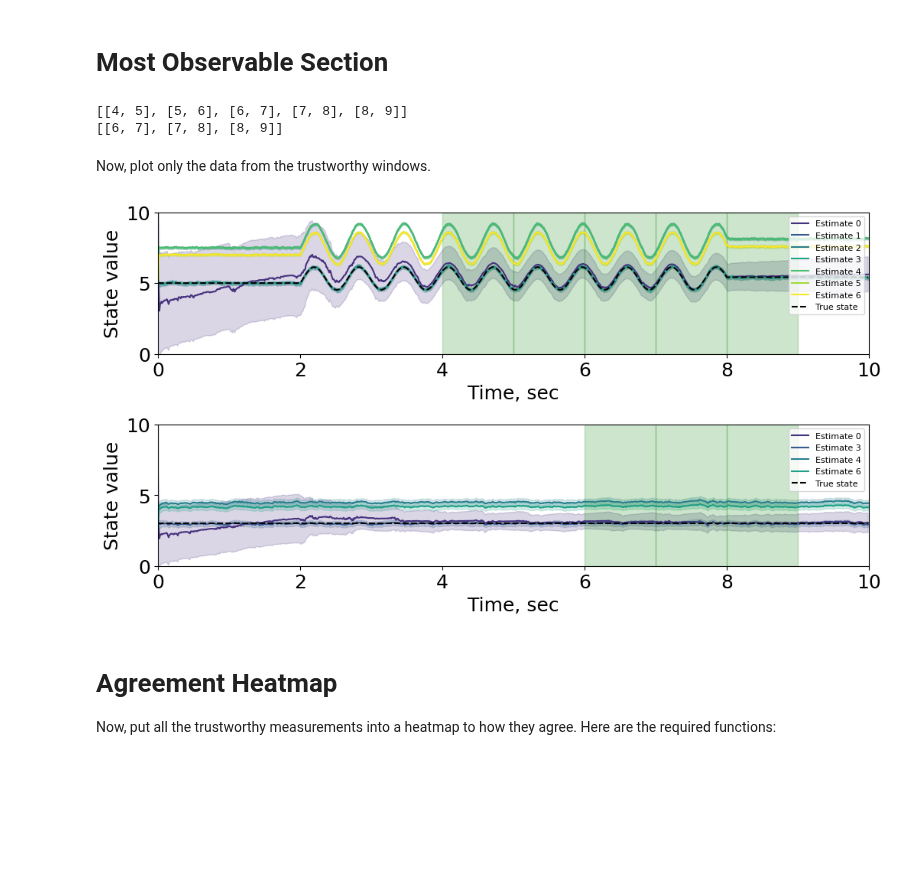
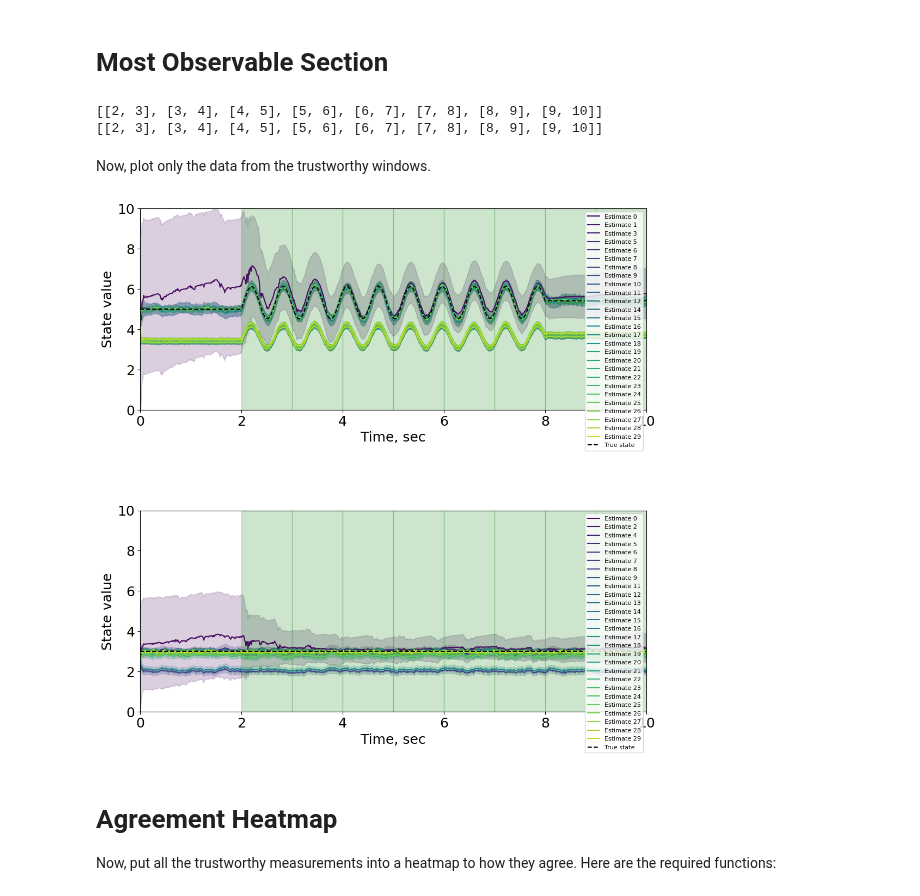
Before and after one commit to jadenmecham/First-Project, a Jupyter notebook: 4 - Nonlinear Camera/5C_EKF_UKF_monocamera_corrected.ipynb, the cells around one changed output. Saved outputs shown, nothing was run; the diff lists cells and outputs as text; code cells hidden in the pictures; blank space fills up the shorter version.

```diff
--- a/4 - Nonlinear Camera/5C_EKF_UKF_monocamera_corrected.ipynb
+++ b/4 - Nonlinear Camera/5C_EKF_UKF_monocamera_corrected.ipynb
@@ -160,13 +169,15 @@ def h_d(X, U):
     g, d = np.ravel(X)
     u, = np.ravel(U)
     # define the sensors that I will be giving the EKF
-    sensors = [np.array( [g/d] ), np.array(g), np.array(2*g)]
+    sensors = [np.array( [g/d] ), np.array(g), np.array(d), np.array(3*g), np.array(2*d)]
     y = np.atleast_2d(np.hstack(sensors)).T
     return y
 # %% [markdown]
 Use a modified R matrix to determine which combinations of sensors will be used by the EKF. Really large element of R means that the EKF will essentially ignore that sensor. According to Austin at least...
 # %%
 import itertools
+
+print(R)
 
 def get_all_R(R_original):
     numbers = []
@@ -182,12 +193,12 @@ def get_all_R(R_original):
 
     R_modified = []
 
-    for r in range(1, 5):
-        for combo in itertools.combinations(range(3), r):
+    for r in range(1, len(R)):
+        for combo in itertools.combinations(range(len(R)), r):
             matrix = R_original.copy()
 
             # Set large number for diagonals NOT in the combo
-            for i in range(3):
+            for i in range(len(R)):
                 if i not in combo:
                     matrix[i, i] = 1e20
 
@@ -195,3 +206,6 @@ def get_all_R(R_original):
     return R_modified
 
 R_modified = get_all_R(R)
+
+for i in range(len(R_modified)):
+    print(f'R_{i}:\n{R_modified[i]}\n')
@@ -363,7 +395,7 @@ valid combos x1:  4
 # %%
 # # Same plot as before, just only for the trustworthy data
 def trustworthy_plot(num_plots, data, allR, trustworthy_indices, time, states, sigmas):
-    fig, axs = plt.subplots(num_plots, 1, figsize=(12, 6))
+    fig, axs = plt.subplots(num_plots, 1, figsize=(12, 12))
     if num_plots == 1:
         axs = [axs]
     fig.subplots_adjust(hspace=0.5)
@@ -416,46 +448,46 @@ def find_trustworthy_windows(data, state, sigma, trustworthy_indices, threshold)
             continue
     return trustworthy_windows
 
-trustworthy_windows_x0 = find_trustworthy_windows(results, 'x0_hat', '3sigma_x0', trustworthy_x0, 0.25)
-trustworthy_windows_x1 = find_trustworthy_windows(results, 'x1_hat', '3sigma_x1', trustworthy_x1, 0.3)
+trustworthy_windows_x0 = find_trustworthy_windows(results, 'x0_hat', '3sigma_x0', trustworthy_x0, 0.2)
+trustworthy_windows_x1 = find_trustworthy_windows(results, 'x1_hat', '3sigma_x1', trustworthy_x1, 0.15)
 print(trustworthy_windows_x0)
 print(trustworthy_windows_x1)
 # %% [output]
-[[4, 5], [5, 6], [6, 7], [7, 8], [8, 9]]
-[[6, 7], [7, 8], [8, 9]]
+[[2, 3], [3, 4], [4, 5], [5, 6], [6, 7], [7, 8], [8, 9], [9, 10]]
+[[2, 3], [3, 4], [4, 5], [5, 6], [6, 7], [7, 8], [8, 9], [9, 10]]
 # %% [markdown]
 Now, plot only the data from the trustworthy windows.
 # %%
 def trustworthy_plot(num_plots, data, allR, trustworthy_indices, time, states, sigmas, highlighted_windows):
-    fig, axs = plt.subplots(num_plots, 1, figsize=(12, 6))
+    fig, axs = plt.subplots(num_plots, 1, figsize=(12, 12))
     fig.subplots_adjust(hspace=0.5)
     cmap = plt.get_cmap('viridis', len(allR)+1)
 
     for i in range(num_plots):
         indices = trustworthy_indices[i]
         for j in range(len(indices)):
             state_array = np.asarray(data[indices[j]][states[i]], dtype=float)
             sigma_array = np.asarray(data[indices[j]][sigmas[i]], dtype=float)
             axs[i].plot(time, state_array, label=f'Estimate {indices[j]}', color=cmap(j+1))
             axs[i].fill_between(time, state_array - sigma_array, state_array + sigma_array,
                                 alpha=0.2, color=cmap(j+1))
         axs[i].set_xlabel('Time, sec')
         axs[i].set_ylabel('State value')
         axs[i].set_ylim([0, 10])
         axs[i].set_xlim([0, 10])
         axs[i].plot(time, X[i, :], label='True state', linestyle='--', color='black')
         axs[i].legend(loc='upper right', fontsize=8)
     # highlight the trsutworthy windows with green
     for i in range(len(highlighted_windows)):
         for j in range(len(highlighted_windows[i])):
             axs[i].axvspan(highlighted_windows[i][j][0], highlighted_windows[i][j][1], color='green', alpha=0.2)
     plt.show()
 
 trustworthy = [trustworthy_x0, trustworthy_x1]
 windows = [trustworthy_windows_x0, trustworthy_windows_x1]
 trustworthy_plot(2, results, R_modified, trustworthy, tsim, ['x0_hat', 'x1_hat'], ['3sigma_x0', '3sigma_x1'], windows)
 # %% [output]
-[figure, old version]
+[figure, new version]
 # %% [markdown]
 # Agreement Heatmap
 Now, put all the trustworthy measurements into a heatmap to how they agree. Here are the required functions:
```
Also changed, not shown: parts of 11 cells of this notebook.
